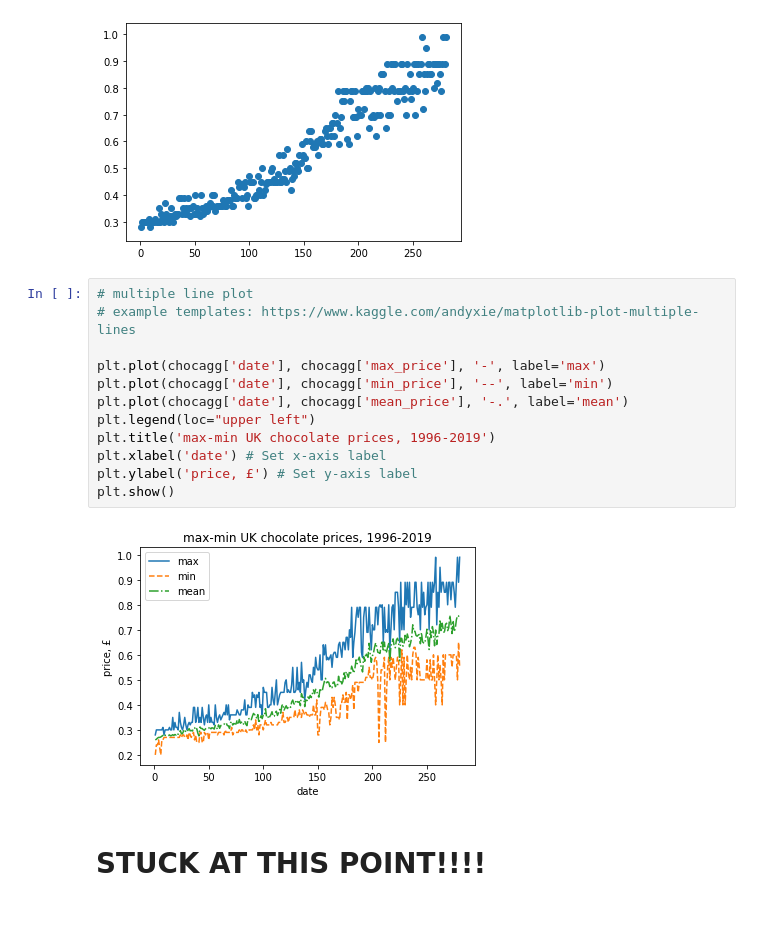
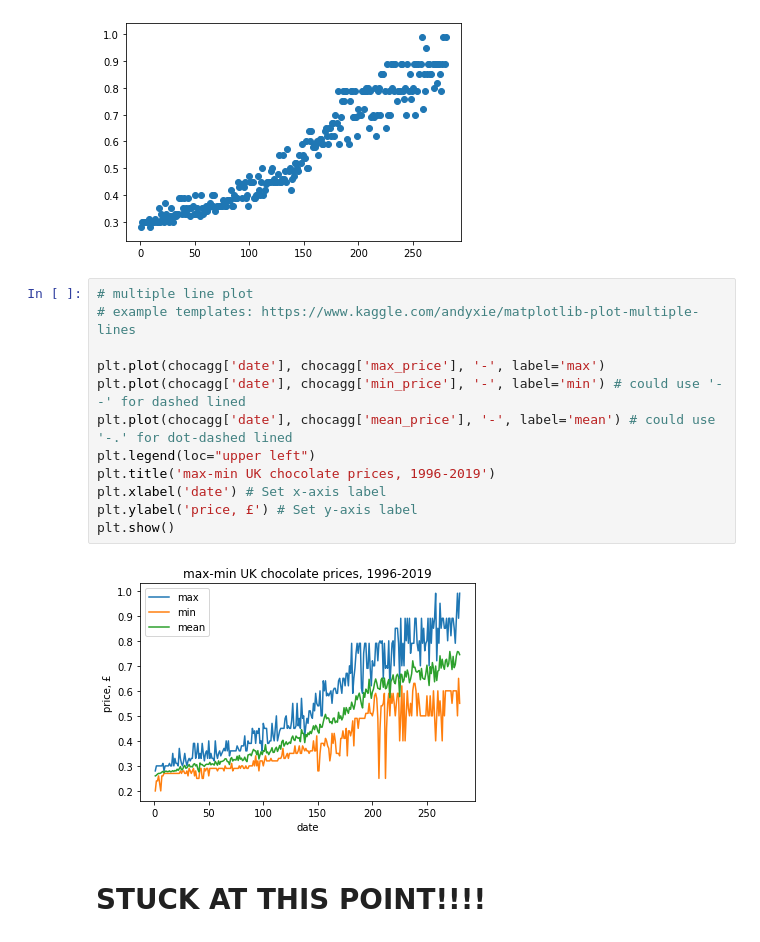
Before and after one commit to rahatsiddique/pandas_basics, a Jupyter notebook: price trends/CPI price trends.ipynb, the cells around one changed output. Drawn from its saved outputs; the diff is of its cells as text.

```diff
--- a/price trends/CPI price trends.ipynb
+++ b/price trends/CPI price trends.ipynb
@@ -237,17 +237,17 @@ plt.show()
 # %%
 # multiple line plot
 # example templates: https://www.kaggle.com/andyxie/matplotlib-plot-multiple-lines
 
 plt.plot(chocagg['date'], chocagg['max_price'], '-', label='max')
-plt.plot(chocagg['date'], chocagg['min_price'], '--', label='min')
-plt.plot(chocagg['date'], chocagg['mean_price'], '-.', label='mean')
+plt.plot(chocagg['date'], chocagg['min_price'], '-', label='min') # could use '--' for dashed lined
+plt.plot(chocagg['date'], chocagg['mean_price'], '-', label='mean') # could use '-.' for dot-dashed lined
 plt.legend(loc="upper left")
 plt.title('max-min UK chocolate prices, 1996-2019')
 plt.xlabel('date') # Set x-axis label
 plt.ylabel('price, £') # Set y-axis label
 plt.show()
 # %% [output]
-[figure, old version]
+[figure, new version]
 # %% [markdown]
 # STUCK AT THIS POINT!!!!
 # %%
```
